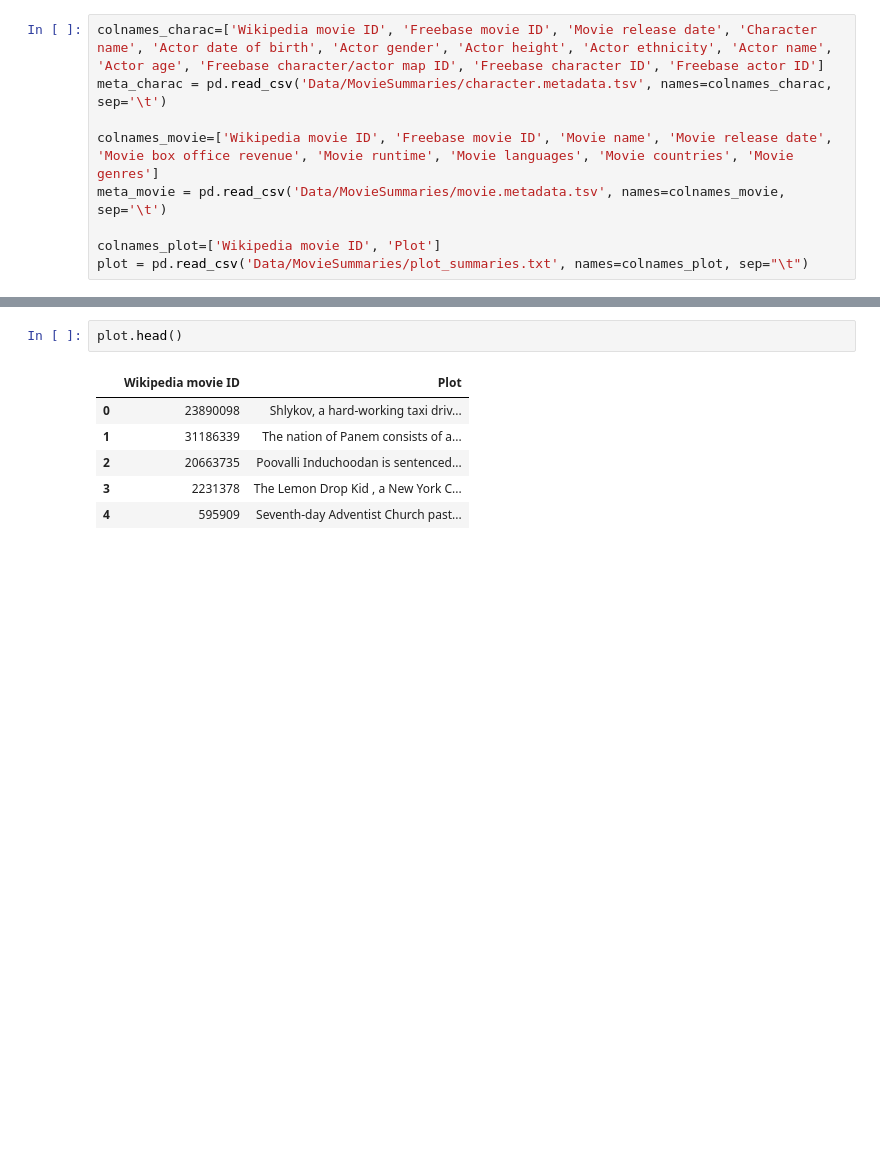
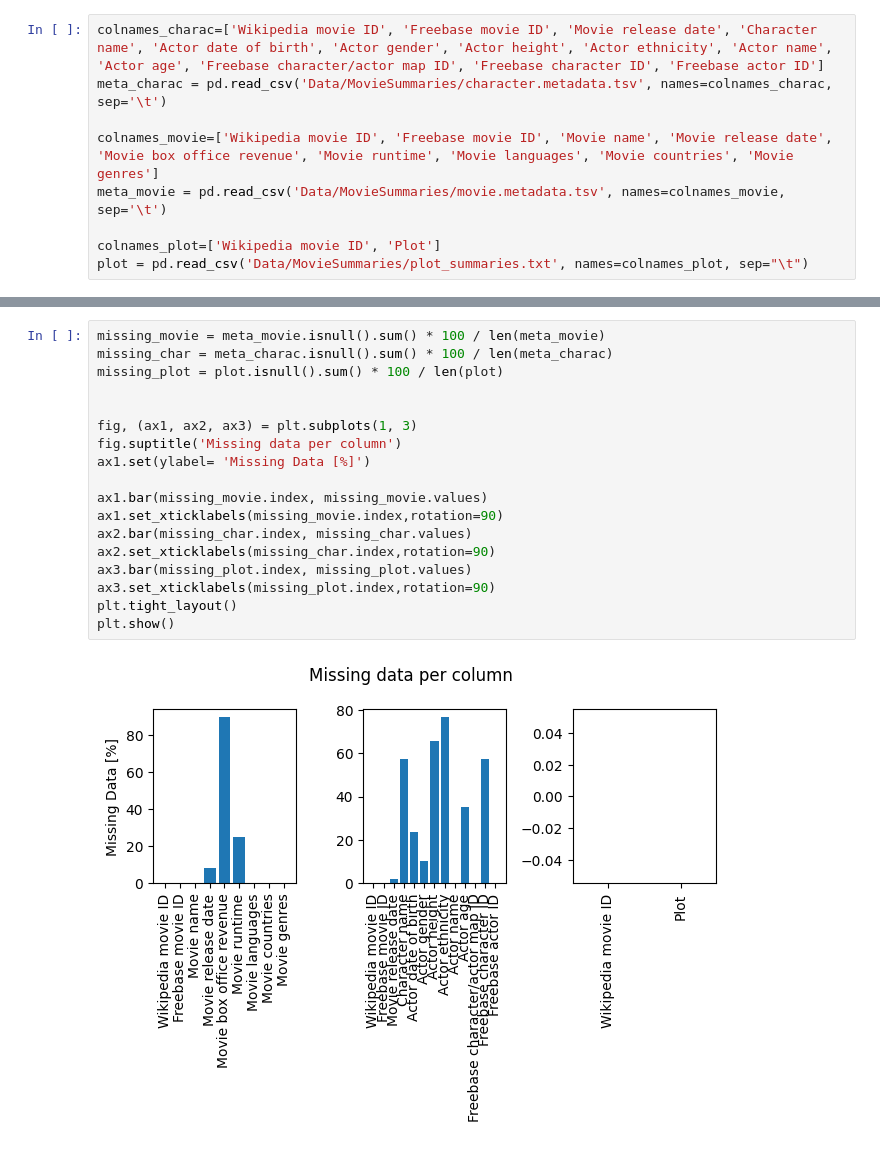
Before and after one commit to kelansolo/ADA-2023, a Jupyter notebook: project.ipynb, the cells around one changed output, grey strips where cells are left out. Drawn from its saved outputs; the diff is of its cells as text; blank space fills up the shorter version.

Commit message:
First data analysis

```diff
--- a/project.ipynb
+++ b/project.ipynb
@@ -35,9 +39,20 @@ meta_movie.head()
-# %%
-plot.head()
-# %% [output]
-|  | Wikipedia movie ID | Plot |
-| 0 | 23890098 | Shlykov, a hard-working taxi driv... |
-| 1 | 31186339 | The nation of Panem consists of a... |
-| 2 | 20663735 | Poovalli Induchoodan is sentenced... |
-| 3 | 2231378 | The Lemon Drop Kid , a New York C... |
-| 4 | 595909 | Seventh-day Adventist Church past... |
+# %%
+missing_movie = meta_movie.isnull().sum() * 100 / len(meta_movie)
+missing_char = meta_charac.isnull().sum() * 100 / len(meta_charac)
+missing_plot = plot.isnull().sum() * 100 / len(plot)
+
+
+fig, (ax1, ax2, ax3) = plt.subplots(1, 3)
+fig.suptitle('Missing data per column')
+ax1.set(ylabel= 'Missing Data [%]')
+
+ax1.bar(missing_movie.index, missing_movie.values)
+ax1.set_xticklabels(missing_movie.index,rotation=90)
+ax2.bar(missing_char.index, missing_char.values)
+ax2.set_xticklabels(missing_char.index,rotation=90)
+ax3.bar(missing_plot.index, missing_plot.values)
+ax3.set_xticklabels(missing_plot.index,rotation=90)
+plt.tight_layout()
+plt.show()
+# %% [output]
+[figure, added]
```
Also changed, not shown: parts of 10 cells of this notebook.
